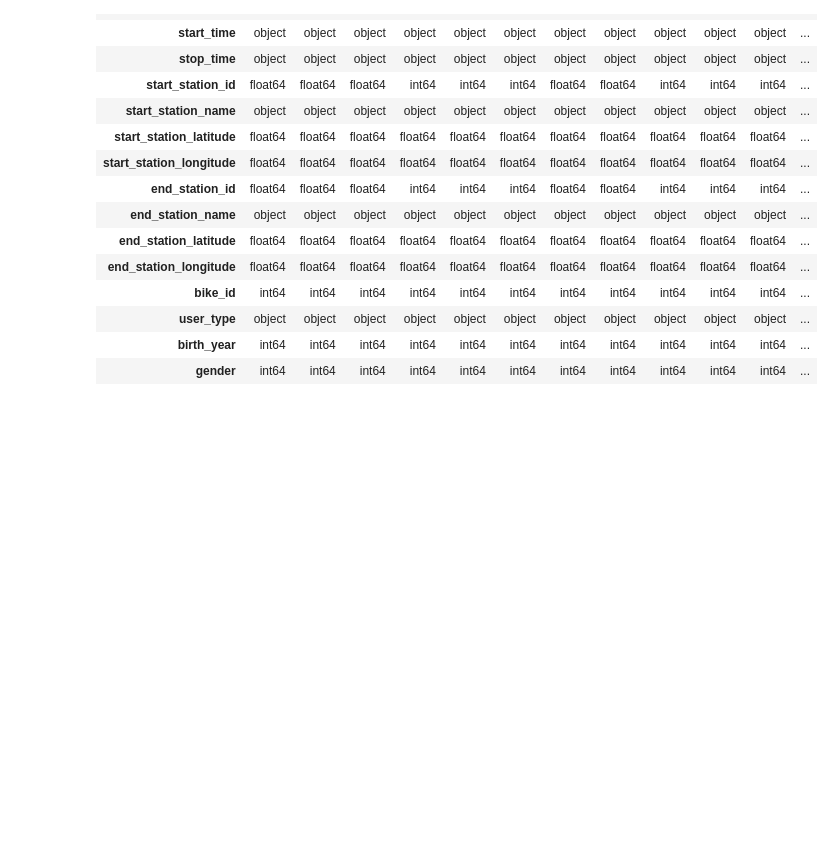
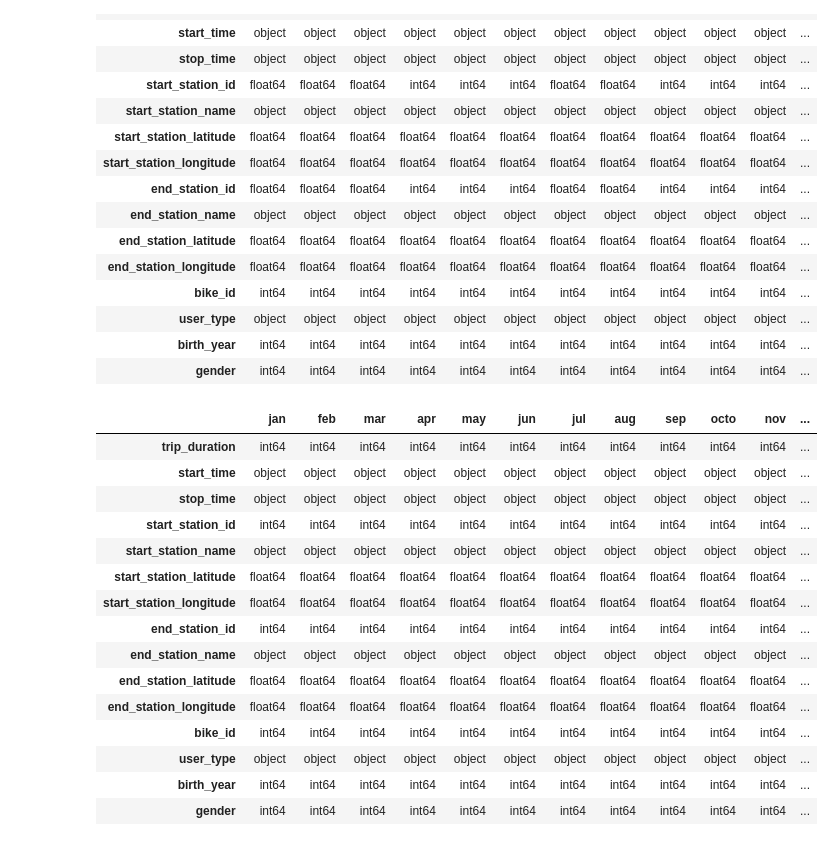
Before and after one commit to jasonzelaya/Citi-Bike-Analytics, a Jupyter notebook: citi_bike_data_aggregation.ipynb, the cells around one changed output. Drawn from its saved outputs; the diff is of its cells as text; code cells hidden in the pictures; blank space fills up the shorter version.

```diff
--- a/citi_bike_data_aggregation.ipynb
+++ b/citi_bike_data_aggregation.ipynb
@@ -216,3 +216,38 @@ data_types_df
 # end_station_id - 5 data frames = float64, 7 data frames = int64
 
 # Solution: Convert the 5 float64 data frames to int64
+# %%
+# Convert the columns data types for consistency across all data frames
+jan_converted = jan.astype({'start_station_id': np.int64, 'end_station_id': np.int64})
+feb_converted = feb.astype({'start_station_id': np.int64, 'end_station_id': np.int64})
+mar_converted = mar.astype({'start_station_id': np.int64, 'end_station_id': np.int64})
+jul_converted = jul.astype({'start_station_id': np.int64, 'end_station_id': np.int64})
+aug_converted = aug.astype({'start_station_id': np.int64, 'end_station_id': np.int64})
+# %%
+# Confirm matching data types
+# Concatenate the converted data frames with the data frames that did not need to be converted to compare new data types
+data_types_converted = pd.concat([jan_converted.dtypes, feb_converted.dtypes, mar_converted.dtypes, apr.dtypes, may.dtypes, jun.dtypes, jul_converted.dtypes, \
+                           aug_converted.dtypes, sep.dtypes, octo.dtypes, nov.dtypes, dec.dtypes], axis=1)
+
+# Rename columns to make data frame easier to understand
+data_types_converted.columns = ['jan', 'feb', 'mar', 'apr', 'may', 'jun', 'jul', 'aug', 'sep', 'octo', 'nov', 'dec']
+
+# Confirm matching data types
+data_types_converted
+# %% [output]
+|  | jan | feb | mar | apr | may | jun | jul | aug | sep | octo | nov | ... |
+| trip_duration | int64 | int64 | int64 | int64 | int64 | int64 | int64 | int64 | int64 | int64 | int64 | ... |
+| start_time | object | object | object | object | object | object | object | object | object | object | object | ... |
+| stop_time | object | object | object | object | object | object | object | object | object | object | object | ... |
+| start_station_id | int64 | int64 | int64 | int64 | int64 | int64 | int64 | int64 | int64 | int64 | int64 | ... |
+| start_station_name | object | object | object | object | object | object | object | object | object | object | object | ... |
+| start_station_latitude | float64 | float64 | float64 | float64 | float64 | float64 | float64 | float64 | float64 | float64 | float64 | ... |
+| start_station_longitude | float64 | float64 | float64 | float64 | float64 | float64 | float64 | float64 | float64 | float64 | float64 | ... |
+| end_station_id | int64 | int64 | int64 | int64 | int64 | int64 | int64 | int64 | int64 | int64 | int64 | ... |
+| end_station_name | object | object | object | object | object | object | object | object | object | object | object | ... |
+| end_station_latitude | float64 | float64 | float64 | float64 | float64 | float64 | float64 | float64 | float64 | float64 | float64 | ... |
+| end_station_longitude | float64 | float64 | float64 | float64 | float64 | float64 | float64 | float64 | float64 | float64 | float64 | ... |
+| bike_id | int64 | int64 | int64 | int64 | int64 | int64 | int64 | int64 | int64 | int64 | int64 | ... |
+| user_type | object | object | object | object | object | object | object | object | object | object | object | ... |
+| birth_year | int64 | int64 | int64 | int64 | int64 | int64 | int64 | int64 | int64 | int64 | int64 | ... |
+| gender | int64 | int64 | int64 | int64 | int64 | int64 | int64 | int64 | int64 | int64 | int64 | ... |
```
Also changed, not shown: parts of 6 cells of this notebook.
